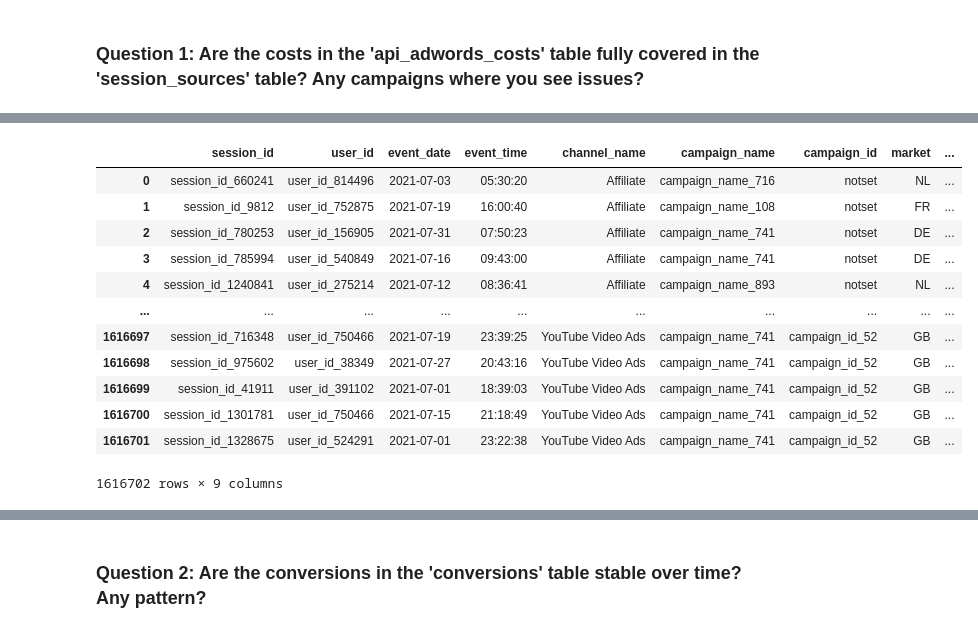
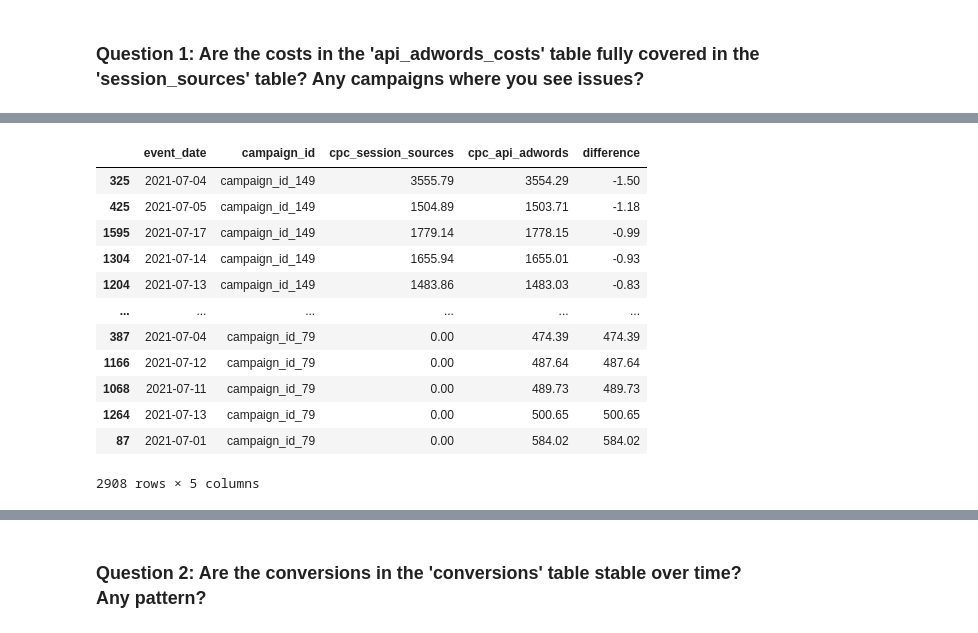
Before and after one commit to StefanieSenger/data_quality_challenge, a Jupyter notebook: Data_Quality_202108/report_data_quality.ipynb, the cells around one changed output, grey strips where cells are left out. Drawn from its saved outputs; the diff is of its cells as text; code cells hidden in the pictures.

```diff
--- a/Data_Quality_202108/report_data_quality.ipynb
+++ b/Data_Quality_202108/report_data_quality.ipynb
@@ -13,32 +18,44 @@ I used DBeaver to get a general overview about the database and to try out some
 # %%
 # connecting to the database and creating a cursor
 conn = sqlite3.connect('challenge.db')
 c = conn.cursor()
 
 # specifying the query
-query = '''SELECT *
-FROM session_sources  '''
+query = '''WITH aggregated_costs AS (
+SELECT session_sources.event_date, session_sources.campaign_id,
+	ROUND(SUM(session_sources.cpc),2) AS cpc_session_sources,
+	ROUND(api_adwords_costs.cost,2) AS cpc_api_adwords
+FROM api_adwords_costs
+	LEFT JOIN session_sources
+	ON session_sources.campaign_id = api_adwords_costs.campaign_id
+	AND session_sources.event_date = api_adwords_costs.event_date
+WHERE session_sources.campaign_id != 'notset'
+GROUP BY session_sources.event_date, session_sources.campaign_id
+ORDER BY session_sources.event_date, session_sources.campaign_id
+)
+SELECT *, ROUND(aggregated_costs.cpc_api_adwords - aggregated_costs.cpc_session_sources,2) AS difference
+FROM aggregated_costs'''
 c.execute(query)
 
 # fetching the column names by hand
 columns = []
 for ele in c.description:
     columns.append(ele[0])
 
 # fetching the results
-results = pd.DataFrame(c.fetchall(), columns=columns)
+results = pd.DataFrame(c.fetchall(), columns=columns).sort_values(by=['difference'])
 results
 # %% [output]
-|  | session_id | user_id | event_date | event_time | channel_name | campaign_name | campaign_id | market | ... |
-| 0 | session_id_660241 | user_id_814496 | 2021-07-03 | 05:30:20 | Affiliate | campaign_name_716 | notset | NL | ... |
-| 1 | session_id_9812 | user_id_752875 | 2021-07-19 | 16:00:40 | Affiliate | campaign_name_108 | notset | FR | ... |
-| 2 | session_id_780253 | user_id_156905 | 2021-07-31 | 07:50:23 | Affiliate | campaign_name_741 | notset | DE | ... |
-| 3 | session_id_785994 | user_id_540849 | 2021-07-16 | 09:43:00 | Affiliate | campaign_name_741 | notset | DE | ... |
-| 4 | session_id_1240841 | user_id_275214 | 2021-07-12 | 08:36:41 | Affiliate | campaign_name_893 | notset | NL | ... |
-| ... | ... | ... | ... | ... | ... | ... | ... | ... | ... |
-| 1616697 | session_id_716348 | user_id_750466 | 2021-07-19 | 23:39:25 | YouTube Video Ads | campaign_name_741 | campaign_id_52 | GB | ... |
-| 1616698 | session_id_975602 | user_id_38349 | 2021-07-27 | 20:43:16 | YouTube Video Ads | campaign_name_741 | campaign_id_52 | GB | ... |
-| 1616699 | session_id_41911 | user_id_391102 | 2021-07-01 | 18:39:03 | YouTube Video Ads | campaign_name_741 | campaign_id_52 | GB | ... |
-| 1616700 | session_id_1301781 | user_id_750466 | 2021-07-15 | 21:18:49 | YouTube Video Ads | campaign_name_741 | campaign_id_52 | GB | ... |
-| 1616701 | session_id_1328675 | user_id_524291 | 2021-07-01 | 23:22:38 | YouTube Video Ads | campaign_name_741 | campaign_id_52 | GB | ... |
+|  | event_date | campaign_id | cpc_session_sources | cpc_api_adwords | difference |
+| 325 | 2021-07-04 | campaign_id_149 | 3555.79 | 3554.29 | -1.50 |
+| 425 | 2021-07-05 | campaign_id_149 | 1504.89 | 1503.71 | -1.18 |
+| 1595 | 2021-07-17 | campaign_id_149 | 1779.14 | 1778.15 | -0.99 |
+| 1304 | 2021-07-14 | campaign_id_149 | 1655.94 | 1655.01 | -0.93 |
+| 1204 | 2021-07-13 | campaign_id_149 | 1483.86 | 1483.03 | -0.83 |
+| ... | ... | ... | ... | ... | ... |
+| 387 | 2021-07-04 | campaign_id_79 | 0.00 | 474.39 | 474.39 |
+| 1166 | 2021-07-12 | campaign_id_79 | 0.00 | 487.64 | 487.64 |
+| 1068 | 2021-07-11 | campaign_id_79 | 0.00 | 489.73 | 489.73 |
+| 1264 | 2021-07-13 | campaign_id_79 | 0.00 | 500.65 | 500.65 |
+| 87 | 2021-07-01 | campaign_id_79 | 0.00 | 584.02 | 584.02 |
-1616702 rows × 9 columns
+2908 rows × 5 columns
```
Also changed, not shown: parts of 12 cells of this notebook.
